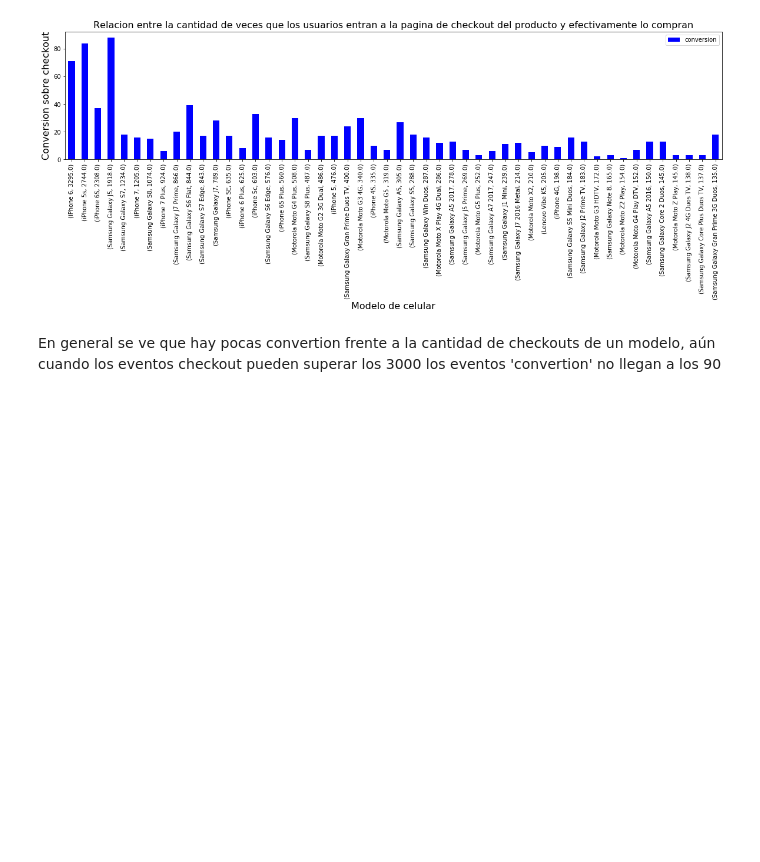
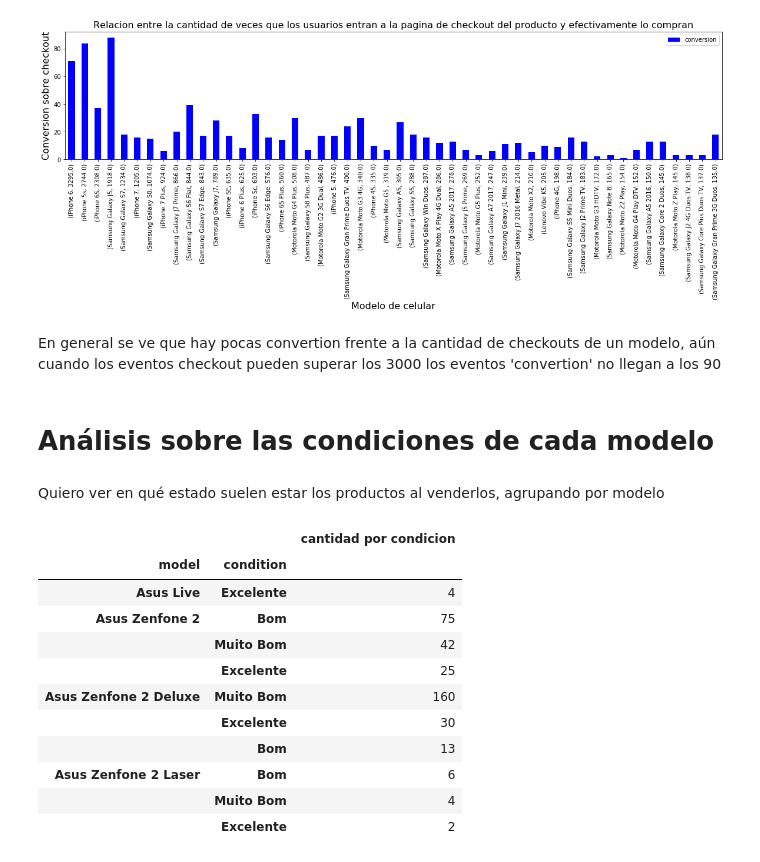
Before and after one commit to IgnacioKomar/OrganizacionDeDatos, a Jupyter notebook: Análisis sobre modelos.ipynb, the cells around one changed output. Cells and saved outputs as stored; diff of their text form; code cells hidden in the pictures; blank space fills up the shorter version.

```diff
--- a/Análisis sobre modelos.ipynb
+++ b/Análisis sobre modelos.ipynb
@@ -412,3 +412,29 @@ plt.show()
 [figure]
 # %% [markdown]
 En general se ve que hay pocas convertion frente a la cantidad de checkouts de un modelo, aún cuando los eventos checkout pueden superar los 3000 los eventos 'convertion' no llegan a los 90
+# %% [markdown]
+# Análisis sobre las condiciones de cada modelo
+# %% [markdown]
+Quiero ver en qué estado suelen estar los productos al venderlos, agrupando por modelo
+# %%
+dataEvents.dropna(subset = ['model'], inplace = True)
+dataEvents.dropna(subset = ['condition'], inplace = True)
+modelAndCondition = dataEvents[['model','condition']]
+modelAndConditionGrouped = modelAndCondition.groupby('model')['condition'].value_counts()
+
+modelConditionData = pd.DataFrame(modelAndConditionGrouped)
+modelConditionData.rename(columns = {'condition' : 'cantidad por condicion'}, inplace = True)
+modelConditionData.head(10)
+# %% [output]
+|  |  | cantidad por condicion |
+| model | condition |  |
+| Asus Live | Excelente | 4 |
+| Asus Zenfone 2 | Bom | 75 |
+|  | Muito Bom | 42 |
+|  | Excelente | 25 |
+| Asus Zenfone 2 Deluxe | Muito Bom | 160 |
+|  | Excelente | 30 |
+|  | Bom | 13 |
+| Asus Zenfone 2 Laser | Bom | 6 |
+|  | Muito Bom | 4 |
+|  | Excelente | 2 |
```
Also changed, not shown: parts of 11 cells of this notebook.
